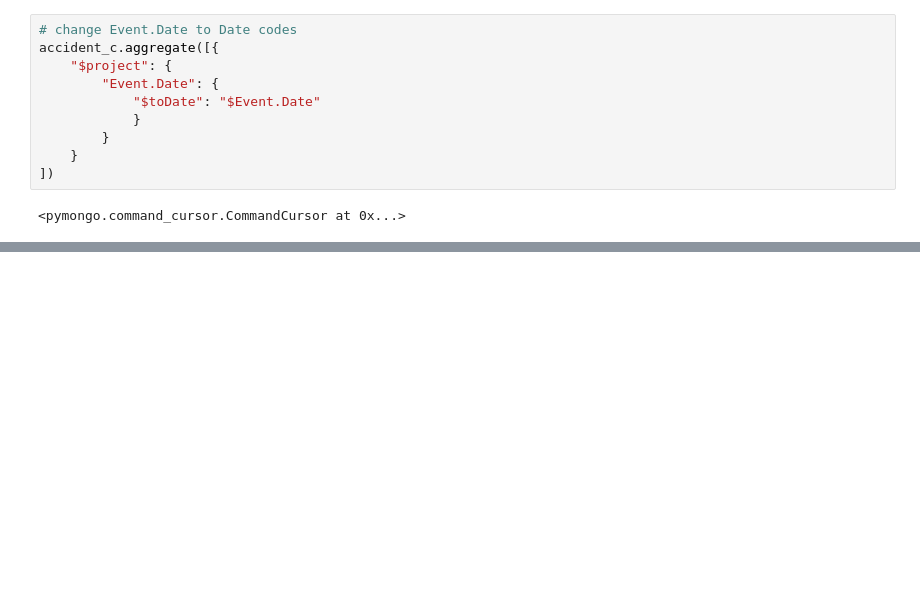
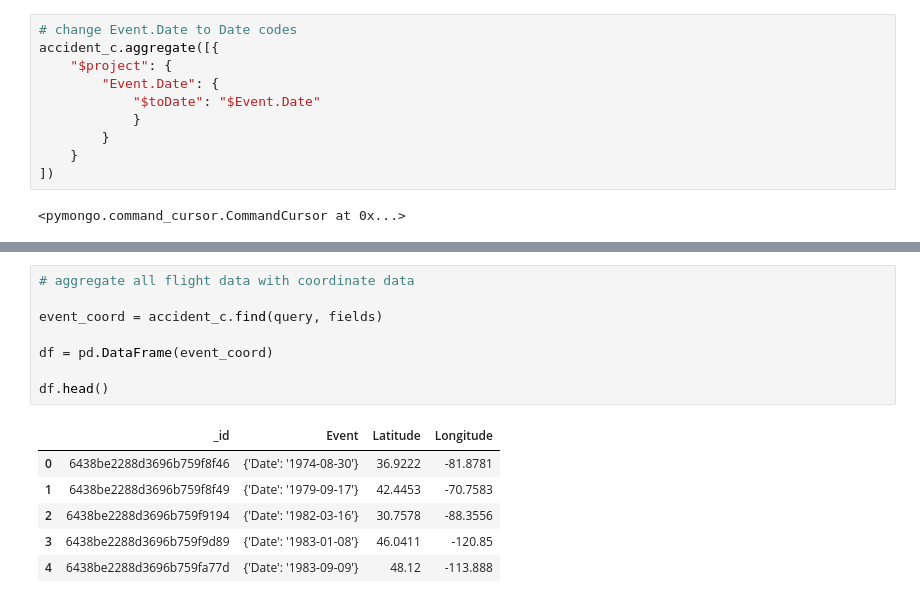
Before and after one commit to ShoaibFarooqui/Project-Three, a Jupyter notebook: code/aviation_db.ipynb, the cells around one changed output, grey strips where cells are left out. Saved outputs shown, nothing was run; the diff lists cells and outputs as text; blank space fills up the shorter version.

```diff
--- a/code/aviation_db.ipynb
+++ b/code/aviation_db.ipynb
@@ -70,0 +71,15 @@ pprint(list(accident_c.find(query, fields).limit(limit)))
+# %%
+# aggregate all flight data with coordinate data
+
+event_coord = accident_c.find(query, fields)
+
+df = pd.DataFrame(event_coord)
+
+df.head()
+# %% [output]
+|  | _id | Event | Latitude | Longitude |
+| 0 | 6438be2288d3696b759f8f46 | {'Date': '1974-08-30'} | 36.9222 | -81.8781 |
+| 1 | 6438be2288d3696b759f8f49 | {'Date': '1979-09-17'} | 42.4453 | -70.7583 |
+| 2 | 6438be2288d3696b759f9194 | {'Date': '1982-03-16'} | 30.7578 | -88.3556 |
+| 3 | 6438be2288d3696b759f9d89 | {'Date': '1983-01-08'} | 46.0411 | -120.85 |
+| 4 | 6438be2288d3696b759fa77d | {'Date': '1983-09-09'} | 48.12 | -113.888 |
```
Also changed, not shown: parts of 7 cells of this notebook.
